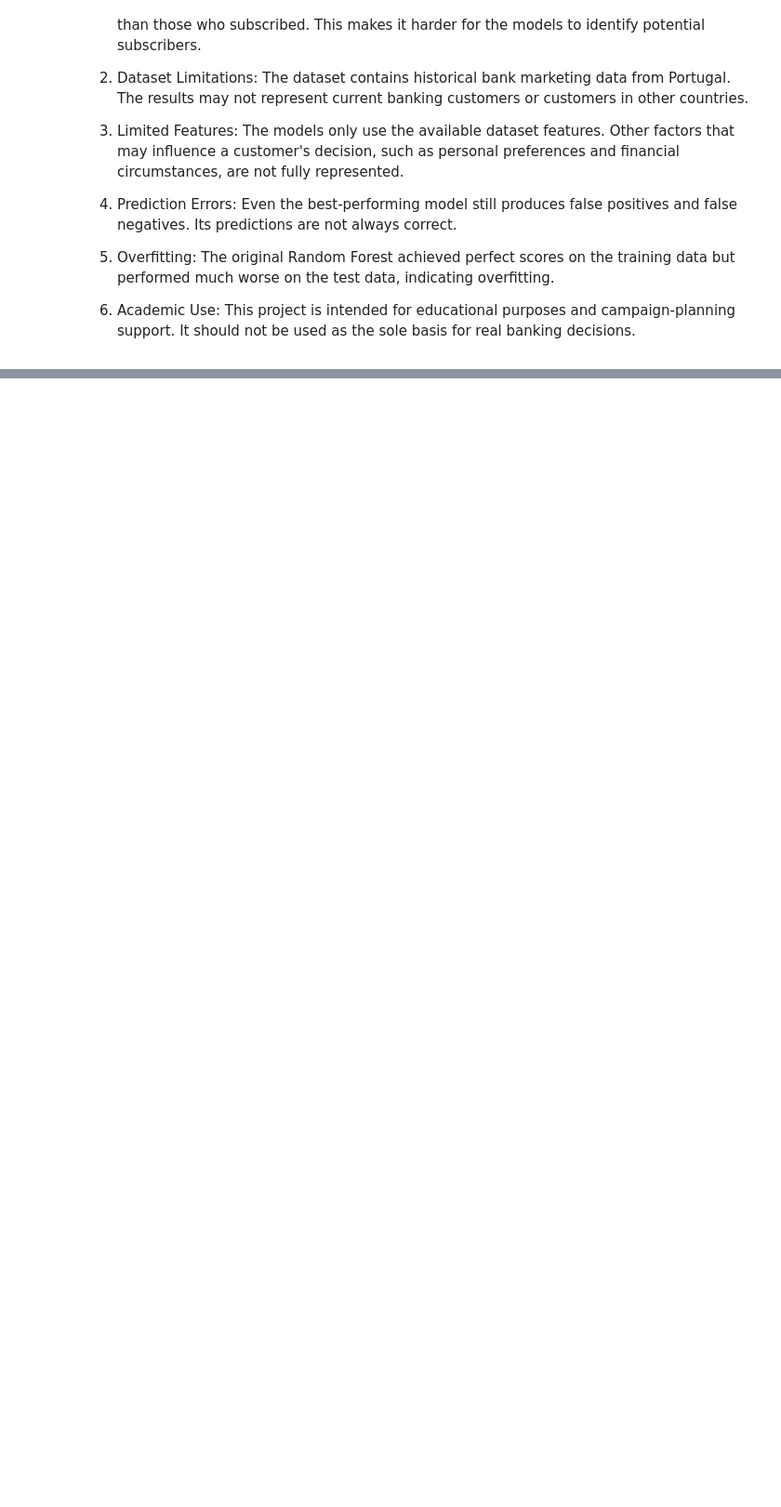
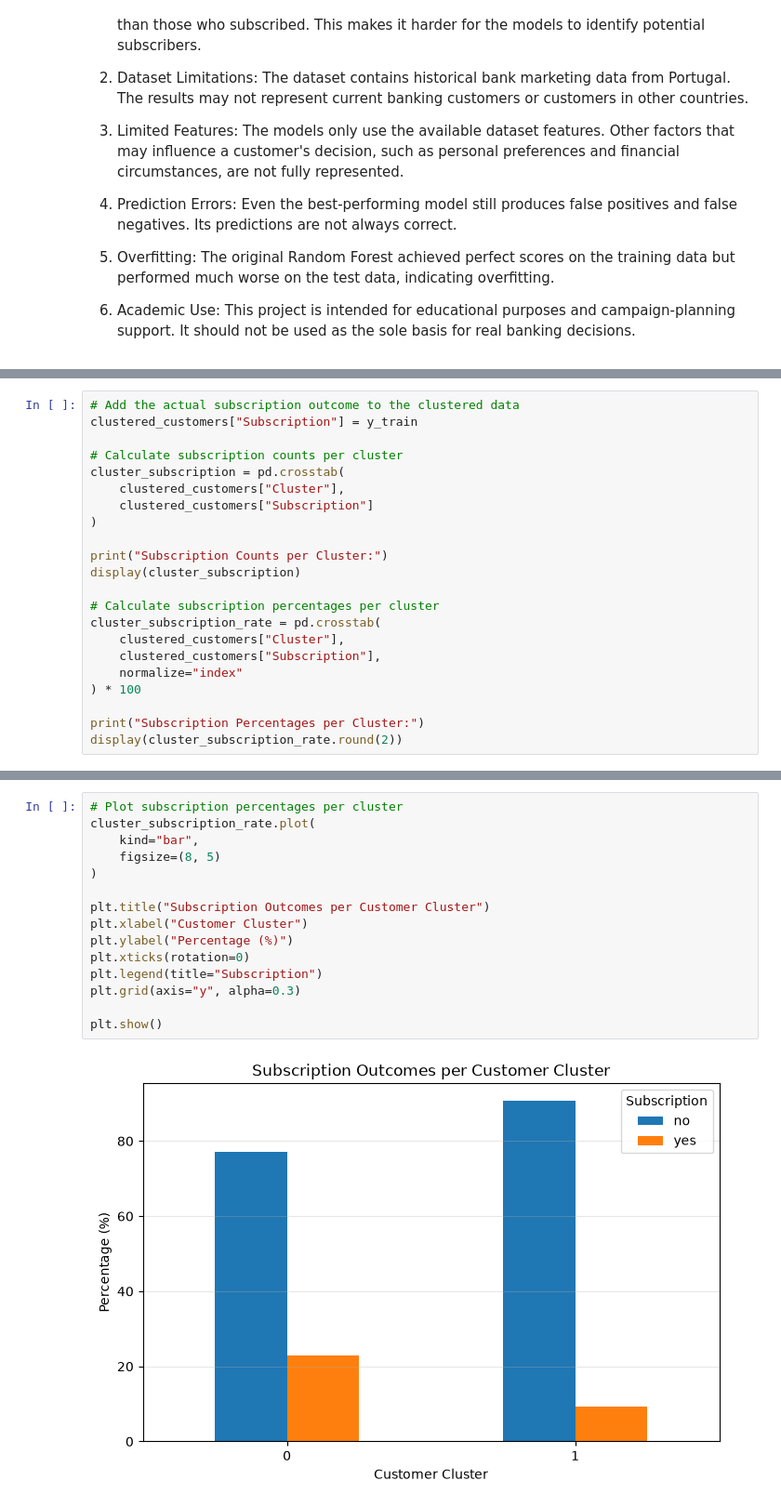
Before and after one commit to jw-mc/mac-1-finals, a Jupyter notebook: BankReach_Project.ipynb, the cells around one changed output, grey strips where cells are left out. Shown at 93% size. Cells and saved outputs as stored; diff of their text form; blank space fills up the shorter version.

```diff
--- a/BankReach_Project.ipynb
+++ b/BankReach_Project.ipynb
@@ -1331,0 +1461,22 @@ Despite the results, the BankReach models have several limitations:
+# %%
+# Add the actual subscription outcome to the clustered data
+clustered_customers["Subscription"] = y_train
+
+# Calculate subscription counts per cluster
+cluster_subscription = pd.crosstab(
+    clustered_customers["Cluster"],
+    clustered_customers["Subscription"]
+)
+
+print("Subscription Counts per Cluster:")
+display(cluster_subscription)
+
+# Calculate subscription percentages per cluster
+cluster_subscription_rate = pd.crosstab(
+    clustered_customers["Cluster"],
+    clustered_customers["Subscription"],
+    normalize="index"
+) * 100
+
+print("Subscription Percentages per Cluster:")
+display(cluster_subscription_rate.round(2))
@@ -1331,0 +1494,17 @@ Despite the results, the BankReach models have several limitations:
+# %%
+# Plot subscription percentages per cluster
+cluster_subscription_rate.plot(
+    kind="bar",
+    figsize=(8, 5)
+)
+
+plt.title("Subscription Outcomes per Customer Cluster")
+plt.xlabel("Customer Cluster")
+plt.ylabel("Percentage (%)")
+plt.xticks(rotation=0)
+plt.legend(title="Subscription")
+plt.grid(axis="y", alpha=0.3)
+
+plt.show()
+# %% [output]
+[figure, added]
```
Also changed, not shown: parts of 11 cells of this notebook.
